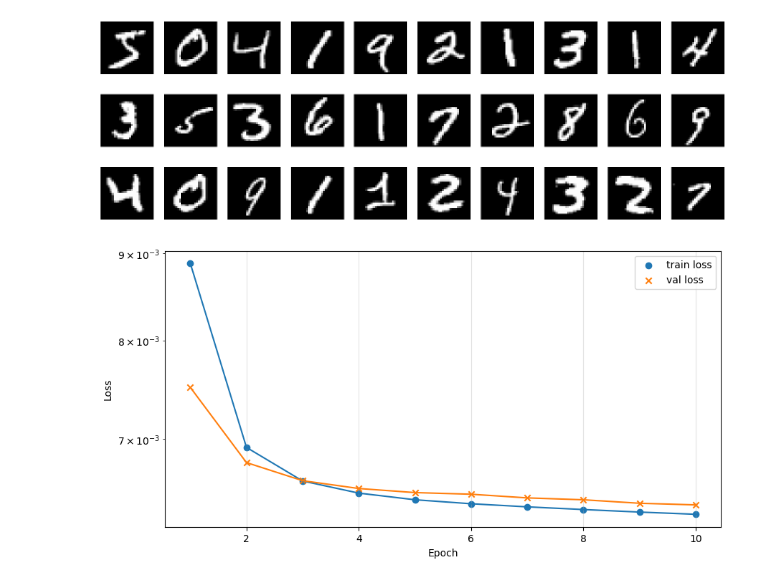
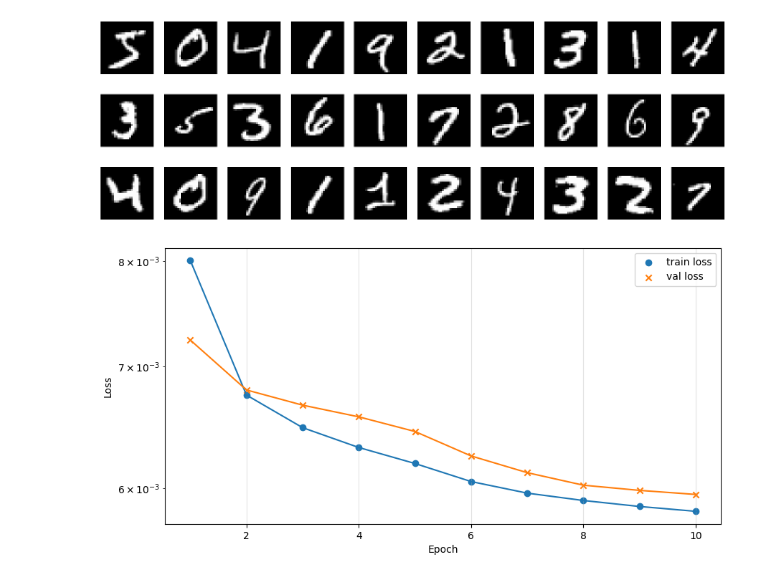
Before and after one commit to CKleiber/SciML-Seminar, a Jupyter notebook: main.ipynb, the cells around one changed output. Drawn from its saved outputs; the diff is of its cells as text; code cells hidden in the pictures.

```diff
--- a/main.ipynb
+++ b/main.ipynb
@@ -286,18 +286,25 @@ for i in range(3):
 # %%
 # train autoencoder on MNIST dataset
 
 INPUT_SIZE = 1
 BOTTLENECK_SIZE = 2
-HIDDEN_SIZE = 2
-HIDDEN_LAYERS = 2
+HIDDEN_SIZE = 4
+HIDDEN_LAYERS = 3
 
-conv_autoencoder_mnist = ConvAutoencoder(INPUT_SIZE, HIDDEN_SIZE, HIDDEN_LAYERS, BOTTLENECK_SIZE)
+TRAIN = True
 
-loss_history_mnist = train_autoencoder(conv_autoencoder_mnist, mnist_train, mnist_val, n_epochs=10, batch_size=32)
+if TRAIN:
+    conv_autoencoder_mnist = ConvAutoencoder(INPUT_SIZE, HIDDEN_SIZE, HIDDEN_LAYERS, BOTTLENECK_SIZE)
+    loss_history_mnist = train_autoencoder(conv_autoencoder_mnist, mnist_train, mnist_val, n_epochs=10, batch_size=32)
+    plot_loss_history(loss_history_mnist)
+    torch.save(conv_autoencoder_mnist.state_dict(), 'conv_autoencoder_mnist.pt')
+
+else:
+    # load pretrained model
+    conv_autoencoder_mnist = ConvAutoencoder(INPUT_SIZE, HIDDEN_SIZE, HIDDEN_LAYERS, BOTTLENECK_SIZE)
+    conv_autoencoder_mnist.load_state_dict(torch.load('conv_autoencoder_mnist.pt'))
+# %% [output]
+[figure, added]
-# %%
-plot_loss_history(loss_history_mnist)
-# %% [output]
-[figure, removed]
 # %%
 # look at reconstructions of test set
 
```
Also changed, not shown: parts of 14 cells of this notebook, 1 other file.
